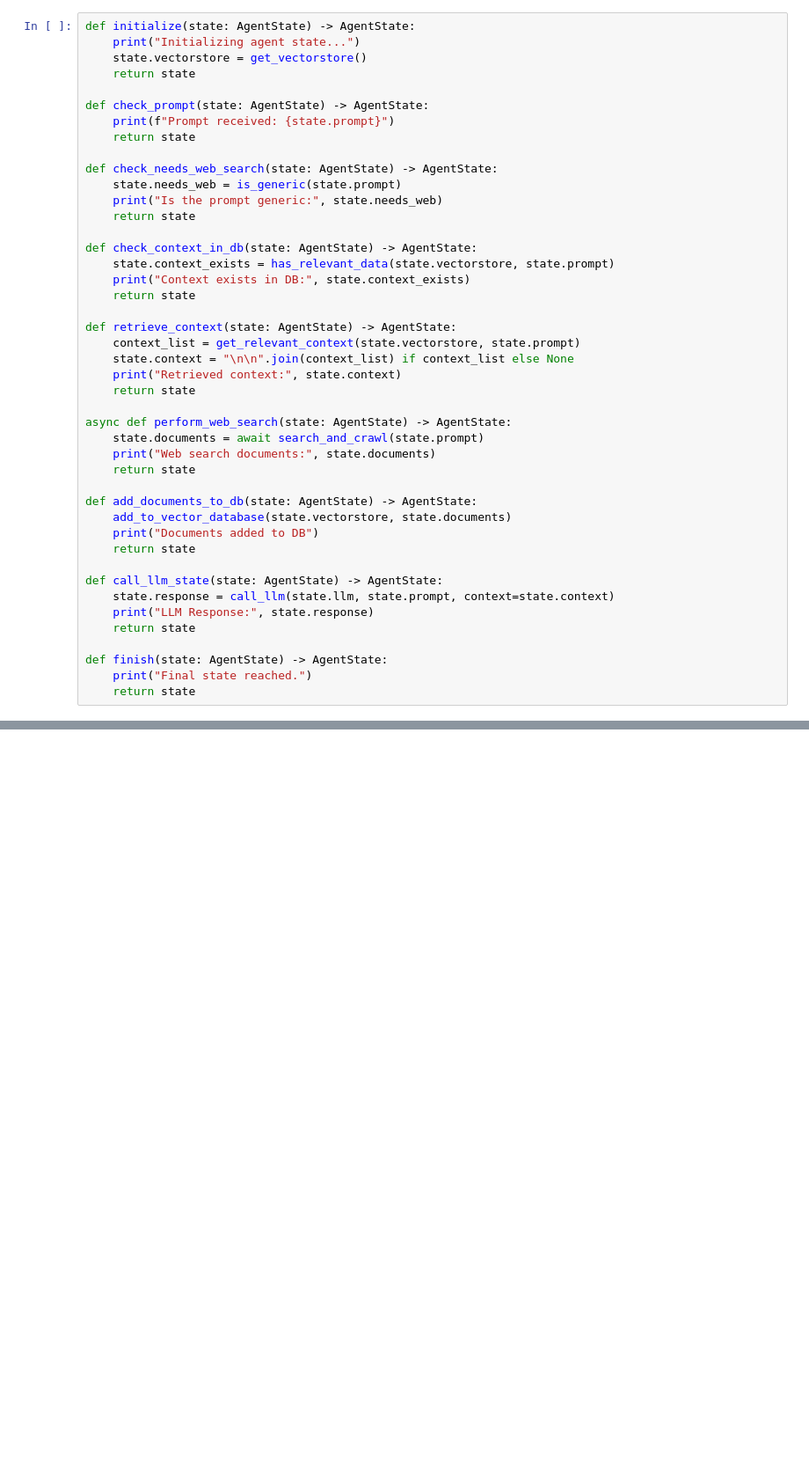
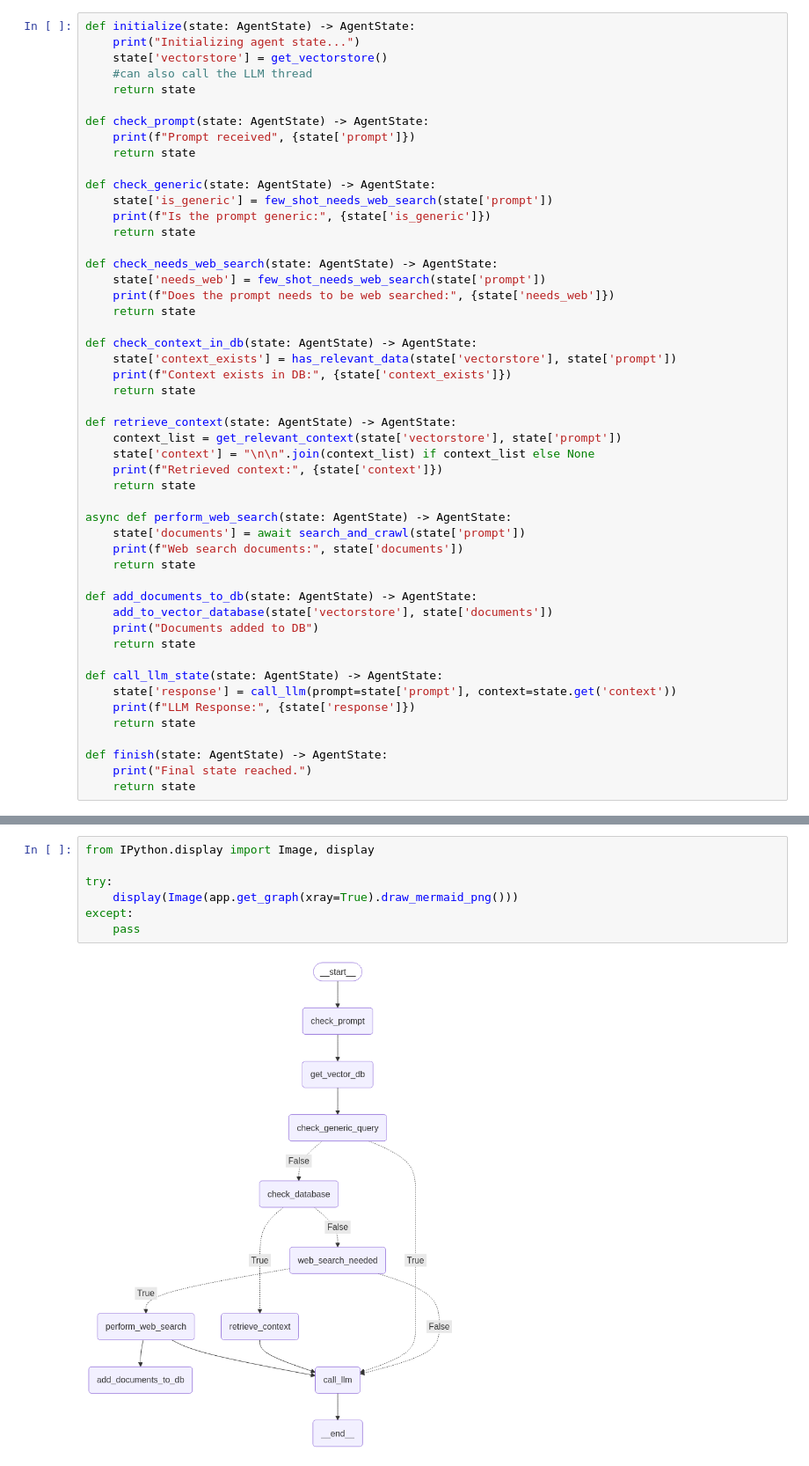
Before and after one commit to notsatyatntra/poc, a Jupyter notebook: langgraph.ipynb, the cells around one changed output, grey strips where cells are left out. Shown at 88% size. Saved outputs shown, nothing was run; the diff lists cells and outputs as text; blank space fills up the shorter version.

```diff
--- a/langgraph.ipynb
+++ b/langgraph.ipynb
@@ -20,42 +21,48 @@ class AgentState:
 # %%
 def initialize(state: AgentState) -> AgentState:
     print("Initializing agent state...")
-    state.vectorstore = get_vectorstore()
+    state['vectorstore'] = get_vectorstore()
+    #can also call the LLM thread
     return state
 
 def check_prompt(state: AgentState) -> AgentState:
-    print(f"Prompt received: {state.prompt}")
+    print(f"Prompt received", {state['prompt']})
+    return state
+
+def check_generic(state: AgentState) -> AgentState:
+    state['is_generic'] = few_shot_needs_web_search(state['prompt'])
+    print(f"Is the prompt generic:", {state['is_generic']})
     return state
 
 def check_needs_web_search(state: AgentState) -> AgentState:
-    state.needs_web = is_generic(state.prompt)
-    print("Is the prompt generic:", state.needs_web)
+    state['needs_web'] = few_shot_needs_web_search(state['prompt'])
+    print(f"Does the prompt needs to be web searched:", {state['needs_web']})
     return state
 
 def check_context_in_db(state: AgentState) -> AgentState:
-    state.context_exists = has_relevant_data(state.vectorstore, state.prompt)
-    print("Context exists in DB:", state.context_exists)
+    state['context_exists'] = has_relevant_data(state['vectorstore'], state['prompt'])
+    print(f"Context exists in DB:", {state['context_exists']})
     return state
 
 def retrieve_context(state: AgentState) -> AgentState:
-    context_list = get_relevant_context(state.vectorstore, state.prompt)
-    state.context = "\n\n".join(context_list) if context_list else None
-    print("Retrieved context:", state.context)
+    context_list = get_relevant_context(state['vectorstore'], state['prompt'])
+    state['context'] = "\n\n".join(context_list) if context_list else None
+    print(f"Retrieved context:", {state['context']})
     return state
 
 async def perform_web_search(state: AgentState) -> AgentState:
-    state.documents = await search_and_crawl(state.prompt)
-    print("Web search documents:", state.documents)
+    state['documents'] = await search_and_crawl(state['prompt'])
+    print(f"Web search documents:", state['documents'])
     return state
 
 def add_documents_to_db(state: AgentState) -> AgentState:
-    add_to_vector_database(state.vectorstore, state.documents)
+    add_to_vector_database(state['vectorstore'], state['documents'])
     print("Documents added to DB")
     return state
 
 def call_llm_state(state: AgentState) -> AgentState:
-    state.response = call_llm(state.llm, state.prompt, context=state.context)
-    print("LLM Response:", state.response)
+    state['response'] = call_llm(prompt=state['prompt'], context=state.get('context'))
+    print(f"LLM Response:", {state['response']})
     return state
 
 def finish(state: AgentState) -> AgentState:
@@ -150,0 +129,9 @@ print("LLM Response:", final_state.response)
+# %%
+from IPython.display import Image, display
+
+try:
+    display(Image(app.get_graph(xray=True).draw_mermaid_png()))
+except:
+    pass
+# %% [output]
+[figure, added]
```
Also changed, not shown: parts of 13 cells of this notebook, 4 other files.
